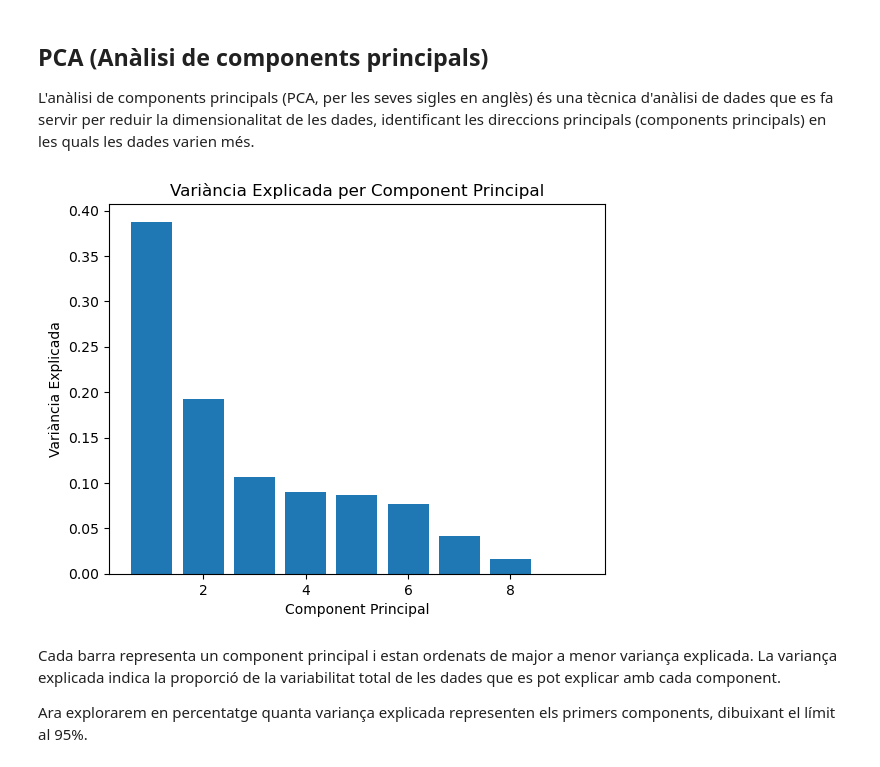
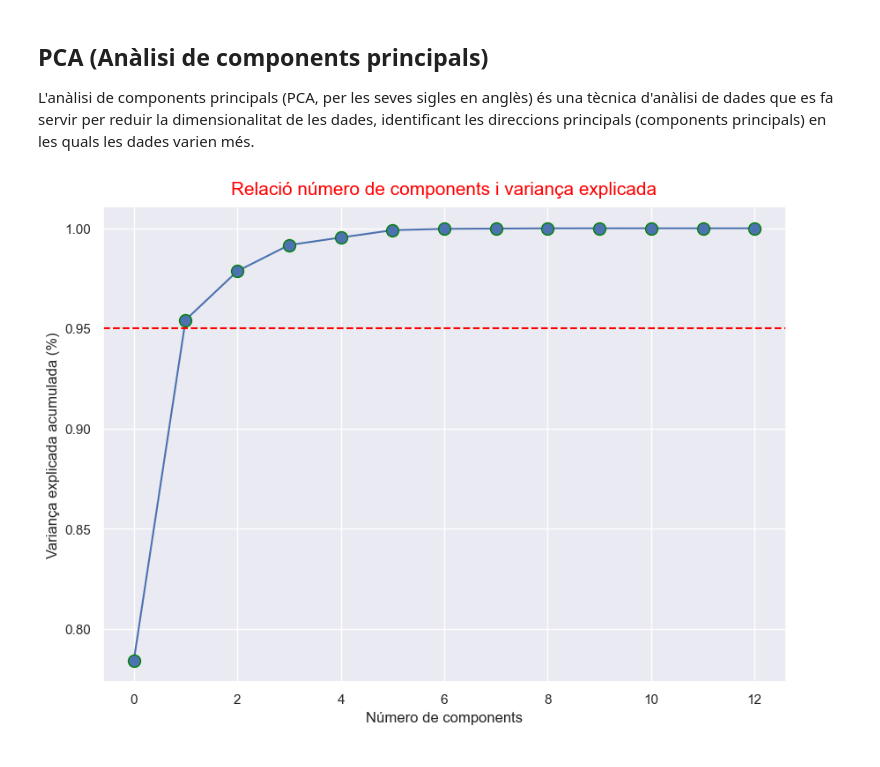
Before and after one commit to edaimon/ML_unsupervised, a Jupyter notebook: T8.1.ipynb, the cells around one changed output. Saved outputs shown, nothing was run; the diff lists cells and outputs as text; code cells hidden in the pictures.

```diff
--- a/T8.1.ipynb
+++ b/T8.1.ipynb
@@ -524,27 +539,17 @@ Aquí comprovem el que s'inferia en el gràfic anterior: encara existeix una qua
 ## PCA (Anàlisi de components principals)
 L'anàlisi de components principals (PCA, per les seves sigles en anglès) és una tècnica d'anàlisi de dades que es fa servir per reduir la dimensionalitat de les dades, identificant les direccions principals (components principals) en les quals les dades varien més.
 # %%
-from sklearn.decomposition import PCA
-from sklearn.preprocessing import StandardScaler
+# Seleccionem les columnes numériques
+df_numeric = df.select_dtypes(include=[np.number])
 
-columnes_pca = df_robus
-
-# Creació de l'objecte PCA i ajustament a les dades
-n_components = len(columnes_pca)
-pca = PCA(n_components=n_components)
-components = pca.fit_transform(df[columnes_pca])
-
-# Exploració de la variància explicada
-explained_variance = pca.explained_variance_ratio_
-plt.bar(range(1, n_components + 1), explained_variance)
-plt.xlabel('Component Principal')
-plt.ylabel('Variància Explicada')
-plt.title('Variància Explicada per Component Principal')
+# PCA
+pca = PCA().fit(df_numeric)
+plt.figure(figsize=(10, 7))
+plt.plot(np.cumsum(pca.explained_variance_ratio_), marker="o", markersize=10, markeredgecolor='green')
+plt.axhline(0.95, color="red", linestyle="--")
+plt.xlabel('Número de components')
+plt.ylabel('Variança explicada acumulada (%)')
+plt.title("Relació número de components i variança explicada", fontsize=15, pad=10, color='red')
 plt.show()
 # %% [output]
-[figure, old version]
+[figure, new version]
-# %% [markdown]
-Cada barra representa un component principal i estan ordenats de major a menor variança explicada.
-La variança explicada indica la proporció de la variabilitat total de les dades que es pot explicar amb cada component.
-
-Ara explorarem en percentatge quanta variança explicada representen els primers components, dibuixant el límit al 95%.
```
Also changed, not shown: parts of 45 cells of this notebook.
